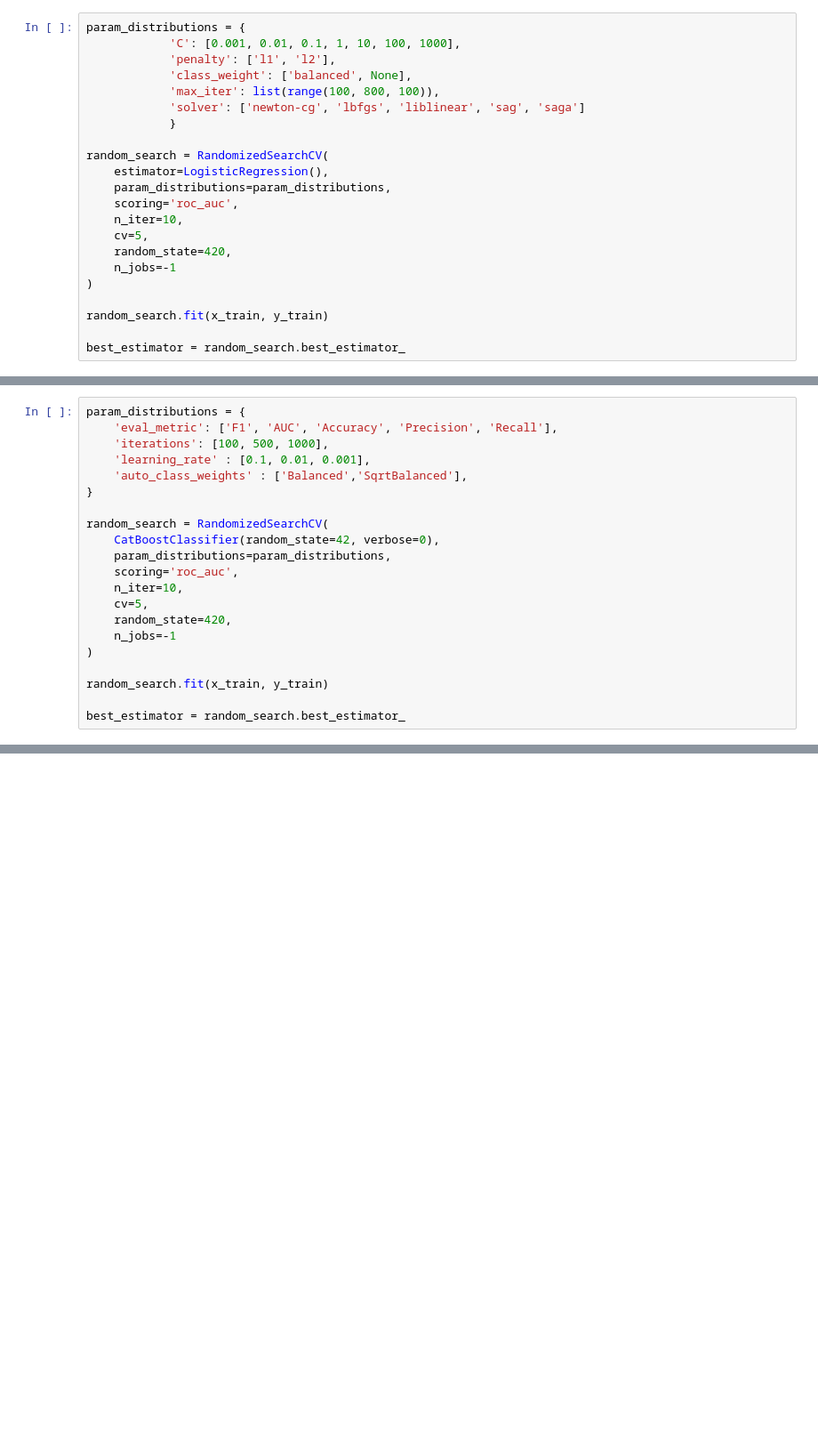
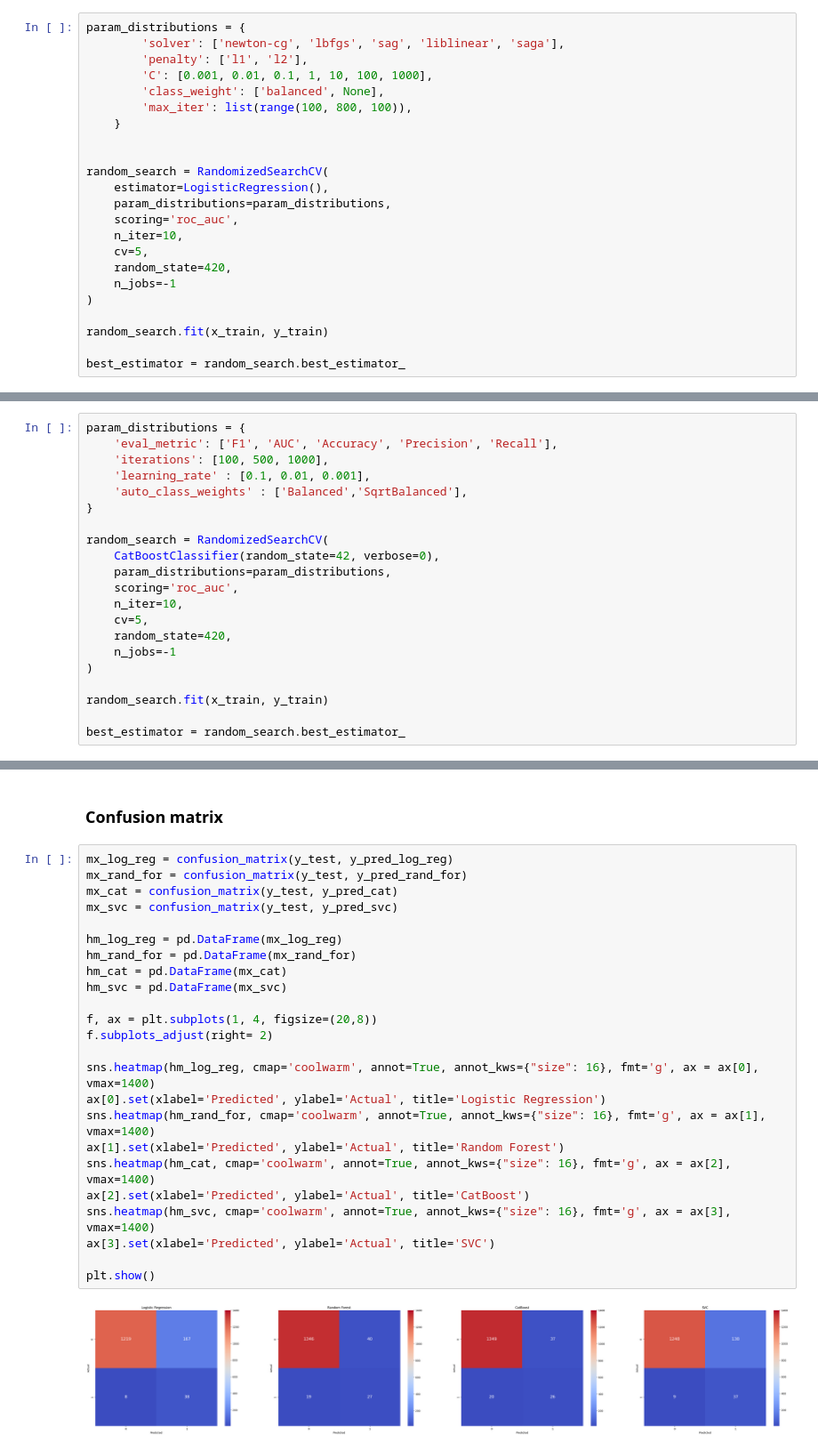
Before and after one commit to jrsh44/ML-bankruptcy-prediction, a Jupyter notebook: ml-code.ipynb, the cells around one changed output, grey strips where cells are left out. Shown: that part at 89% size. Saved outputs shown, nothing was run; the diff lists cells and outputs as text; blank space fills up the shorter version.

Commit message:
3 - Add SVC, confusion matrix and style text

```diff
--- a/ml-code.ipynb
+++ b/ml-code.ipynb
@@ -151,11 +171,12 @@ def show_metrics(y_pred):
 # %%
 param_distributions = {
-            'C': [0.001, 0.01, 0.1, 1, 10, 100, 1000],
-            'penalty': ['l1', 'l2'],
-            'class_weight': ['balanced', None],
-            'max_iter': list(range(100, 800, 100)),
-            'solver': ['newton-cg', 'lbfgs', 'liblinear', 'sag', 'saga']
-            }
+        'solver': ['newton-cg', 'lbfgs', 'sag', 'liblinear', 'saga'],
+        'penalty': ['l1', 'l2'],
+        'C': [0.001, 0.01, 0.1, 1, 10, 100, 1000],
+        'class_weight': ['balanced', None],
+        'max_iter': list(range(100, 800, 100)),
+    }
+
 
 random_search = RandomizedSearchCV(
     estimator=LogisticRegression(),
@@ -281,0 +346,28 @@ plt.show()
+# %% [markdown]
+### Confusion matrix
+# %%
+mx_log_reg = confusion_matrix(y_test, y_pred_log_reg)
+mx_rand_for = confusion_matrix(y_test, y_pred_rand_for)
+mx_cat = confusion_matrix(y_test, y_pred_cat)
+mx_svc = confusion_matrix(y_test, y_pred_svc)
+
+hm_log_reg = pd.DataFrame(mx_log_reg)
+hm_rand_for = pd.DataFrame(mx_rand_for)
+hm_cat = pd.DataFrame(mx_cat)
+hm_svc = pd.DataFrame(mx_svc)
+
+f, ax = plt.subplots(1, 4, figsize=(20,8))
+f.subplots_adjust(right= 2)
+
+sns.heatmap(hm_log_reg, cmap='coolwarm', annot=True, annot_kws={"size": 16}, fmt='g', ax = ax[0], vmax=1400)
+ax[0].set(xlabel='Predicted', ylabel='Actual', title='Logistic Regression')
+sns.heatmap(hm_rand_for, cmap='coolwarm', annot=True, annot_kws={"size": 16}, fmt='g', ax = ax[1], vmax=1400)
+ax[1].set(xlabel='Predicted', ylabel='Actual', title='Random Forest')
+sns.heatmap(hm_cat, cmap='coolwarm', annot=True, annot_kws={"size": 16}, fmt='g', ax = ax[2], vmax=1400)
+ax[2].set(xlabel='Predicted', ylabel='Actual', title='CatBoost')
+sns.heatmap(hm_svc, cmap='coolwarm', annot=True, annot_kws={"size": 16}, fmt='g', ax = ax[3], vmax=1400)
+ax[3].set(xlabel='Predicted', ylabel='Actual', title='SVC')
+
+plt.show()
+# %% [output]
+[figure, added]
```
Also changed, not shown: parts of 28 cells of this notebook, 1 other file.
